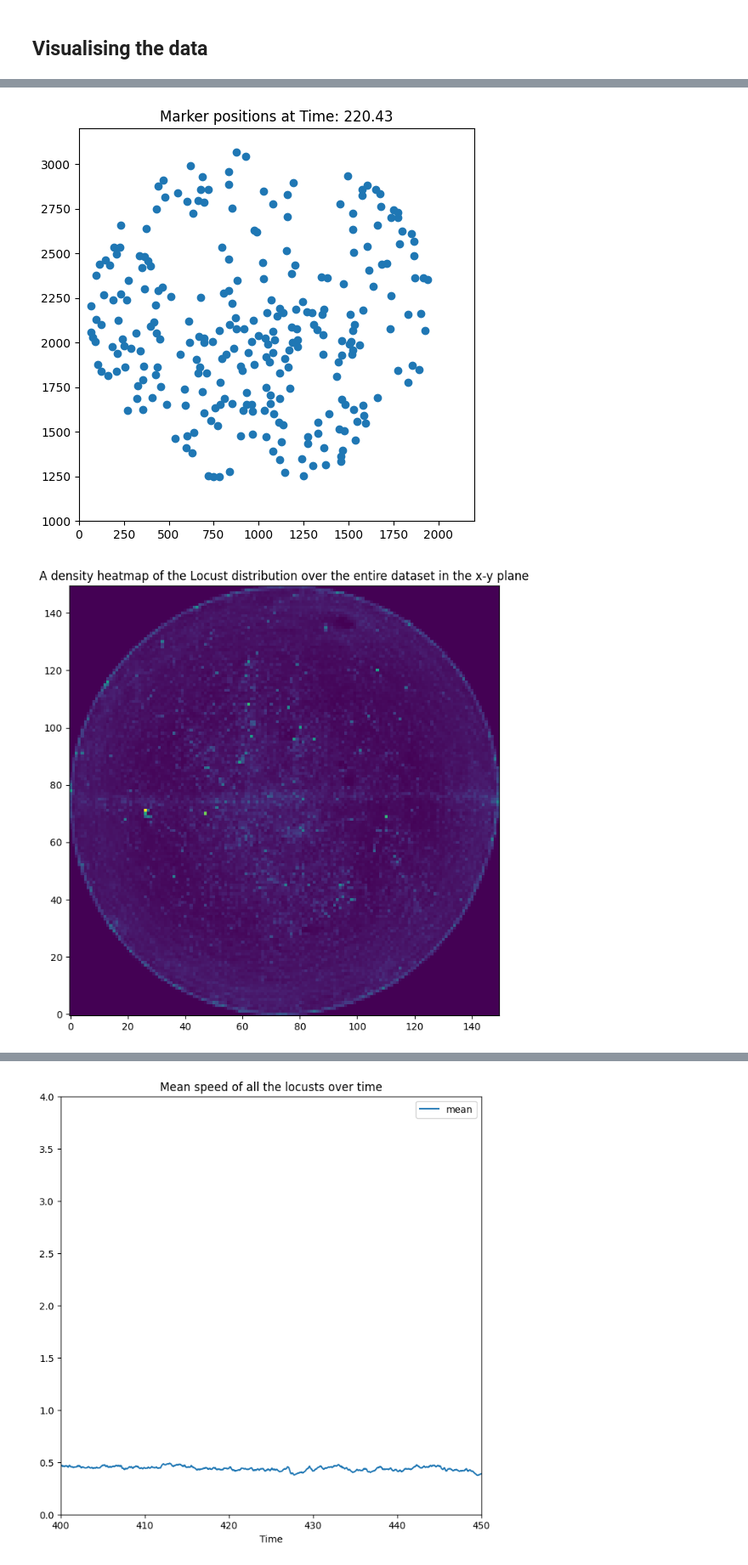
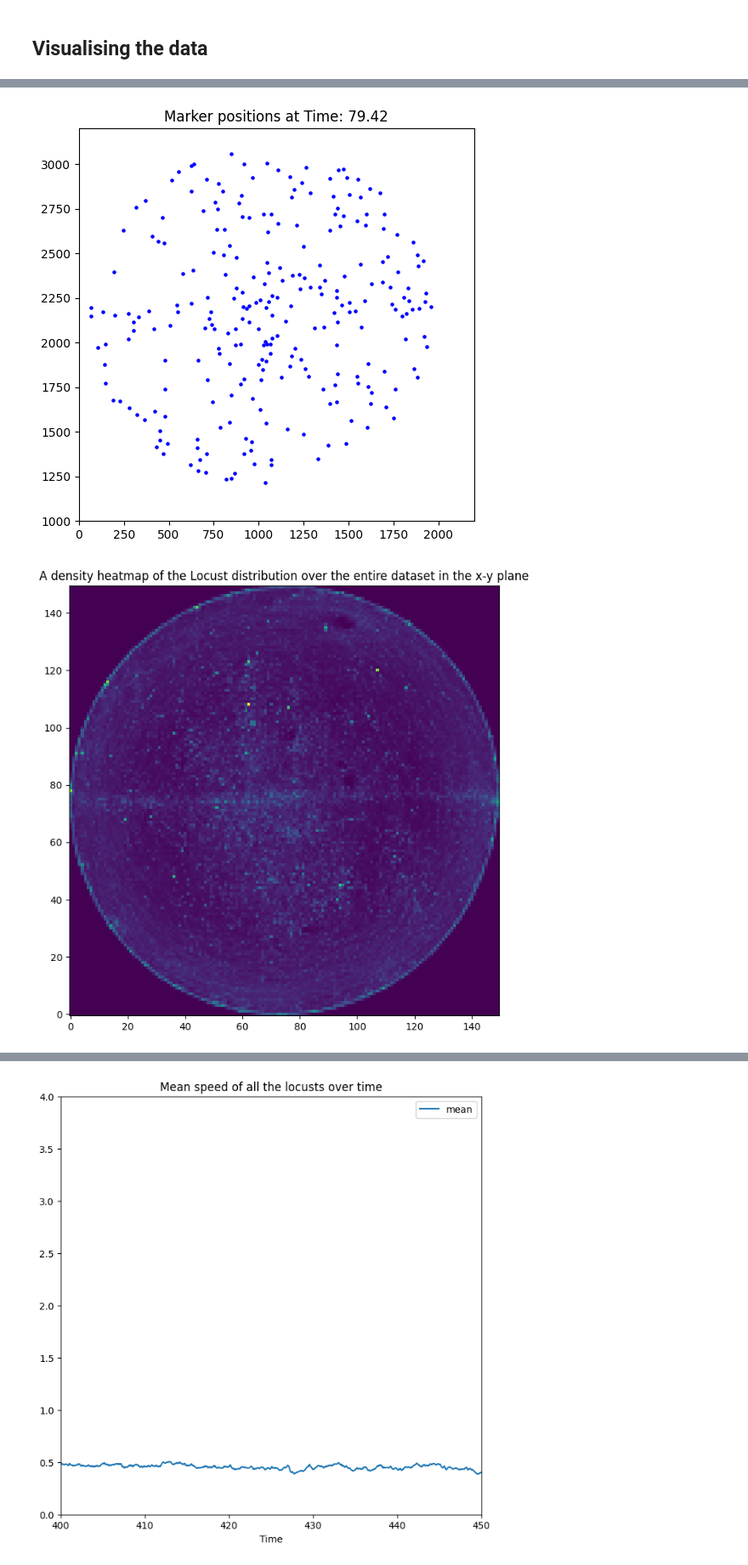
Before and after one commit to Mark-Bugden/Locust-Physics, a Jupyter notebook: Data Analysis/Introductory_data_Analysis.ipynb, the cells around one changed output, grey strips where cells are left out. Shown at 85% size. Drawn from its saved outputs; the diff is of its cells as text; code cells hidden in the pictures.

```diff
--- a/Data Analysis/Introductory_data_Analysis.ipynb
+++ b/Data Analysis/Introductory_data_Analysis.ipynb
@@ -205,7 +208,7 @@ On average, the labels are missing data for this percentage of the dataset:
 # We also want to know which are the dead locusts. We do this by finding the markers which have very low average speed.
 # Restrict to looking at only the speed components of the dataframe
 speed_subset = [f'speed.{label}' for label in locust_markers]
-dead_locusts = [int(item[6:]) for item in ldf[speed_subset].loc[:, (ldf[speed_subset].mean()<0.01)].columns.tolist()]
+dead_locusts = [int(item[6:]) for item in ldf[speed_subset].loc[:, (ldf[speed_subset].mean()<0.1)].columns.tolist()]
 
 ldf.drop([f'X.{label}' for label in dead_locusts], axis=1, inplace=True)
 ldf.drop([f'Y.{label}' for label in dead_locusts], axis=1, inplace=True)
@@ -310,29 +317,30 @@ Wall time: 19.2 s
 # %%
 # What about all of the locusts at a given time?
 # First, choose a time
 RandomTime = round(random.uniform(0, max(ldf.index)),2)
 
 
 X_subset = [f'X.{label}' for label in locust_markers]
 Y_subset = [f'Y.{label}' for label in locust_markers]
 Z_subset = [f'Z.{label}' for label in locust_markers]
 X_frame_df = ldf.loc[RandomTime][X_subset].dropna()
 Y_frame_df = ldf.loc[RandomTime][Y_subset].dropna()
 Z_frame_df = ldf.loc[RandomTime][Z_subset].dropna()
 
 fig = plt.figure(figsize=(6,6))
 ax = plt.subplot(111)
 
-plt.scatter(X_frame_df, Y_frame_df)
+plt.scatter(X_frame_df, Y_frame_df, s=5, color='blue')
 
 ax.set_xlim(xmin,xmax)
 ax.set_ylim(ymin,ymax)
 
 plt.title(f'Marker positions at Time: {RandomTime}')
 
+#plt.savefig('randomtime.png')
 plt.show()
 # %% [output]
-[figure, old version]
+[figure, new version]
 # %%
 # Let's see a density heatmap of the locusts in the arena.
 
@@ -354,9 +362,10 @@ ax = plt.subplot(111)
 
 plt.title('A density heatmap of the Locust distribution over the entire dataset in the x-y plane')
 plt.imshow(heatmap.T, origin='lower')
+#plt.savefig('heatmap.png')
 plt.show()
 # %% [output]
-[figure, old version]
+[figure, new version]
 # %%
 heatmap, xedges, yedges = np.histogram2d(X_df[~np.isnan(X_df)], Z_df[~np.isnan(Y_df)], bins=400)
 
```
Also changed, not shown: parts of 18 cells of this notebook.
